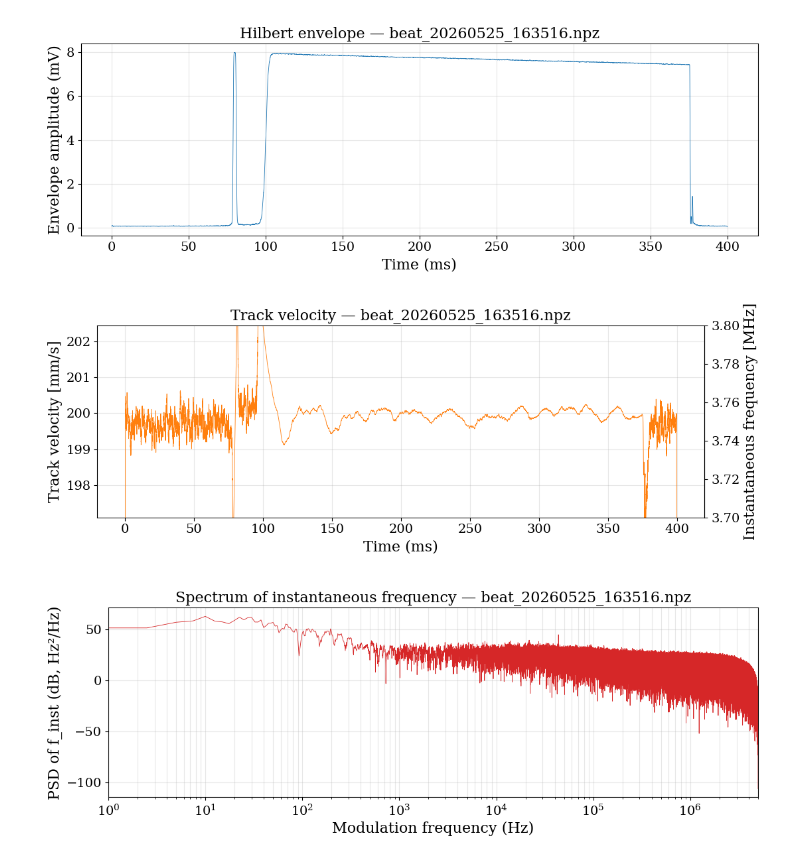
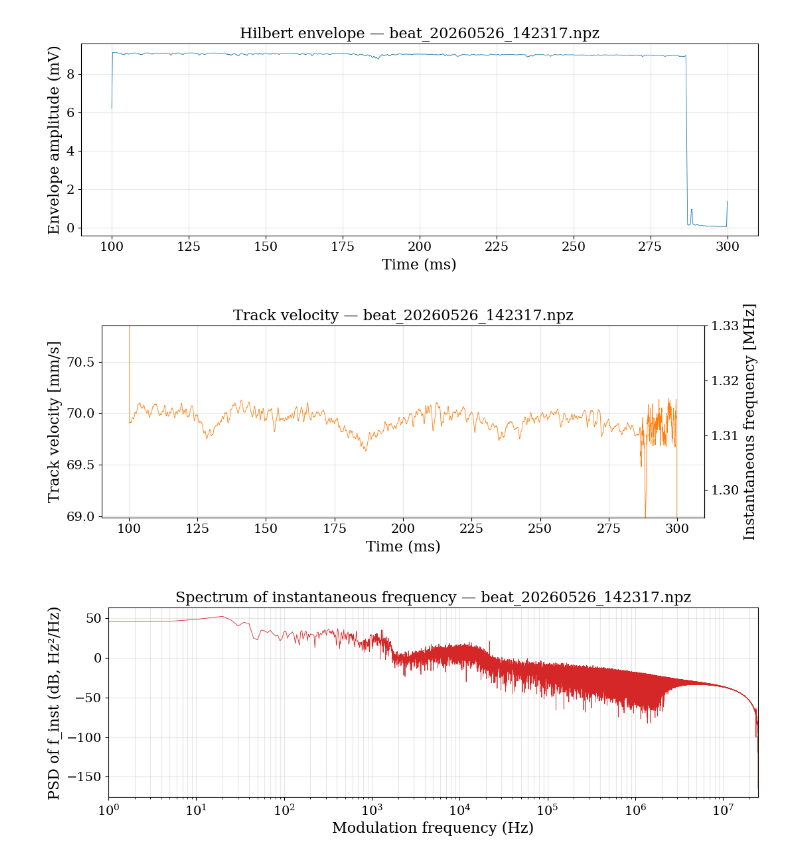
Before and after one commit to josephmlev/eedm_jml, a Jupyter notebook: daqAnalysisAndExperiments/launch/measureTrackVelocityBeatNote/beatNoteAnalysis.ipynb, the cells around one changed output. Drawn from its saved outputs; the diff is of its cells as text; code cells hidden in the pictures.

```diff
--- a/daqAnalysisAndExperiments/launch/measureTrackVelocityBeatNote/beatNoteAnalysis.ipynb
+++ b/daqAnalysisAndExperiments/launch/measureTrackVelocityBeatNote/beatNoteAnalysis.ipynb
@@ -15,7 +15,8 @@ plt.rc('legend', fontsize=14)
 plt.rc('figure', titlesize=18)
 # %%
 #data_dir = Path("~/eedm_jml/daqAnalysisAndExperiments/launch/measureTrackVelocityBeatNote/data_gitignore/10Shots_2026_may_15").expanduser()
-data_dir = Path("~/eedm_jml/daqAnalysisAndExperiments/launch/measureTrackVelocityBeatNote/data_gitignore/").expanduser()
+data_dir = Path("~/eedm_jml/daqAnalysisAndExperiments/launch/measureTrackVelocityBeatNote/data_gitignore/70mmps_2026_may_26").expanduser()
+#data_dir = Path("~/eedm_jml/daqAnalysisAndExperiments/launch/measureTrackVelocityBeatNote/data_gitignore/").expanduser()
 files = sorted(data_dir.glob("*.npz"))
 
 if len(files) == 1:
@@ -204,8 +205,8 @@ from scipy.ndimage import uniform_filter1d
 # ---- Bandpass around the expected beat band ----
 # Your signal lives roughly 0–4 MHz. Pick a band that excludes DC and the
 # 2nd-harmonic ghost above ~3.6 MHz. Adjust as needed.
-F_LO = 3.7e6      # Hz, high-pass corner (kills DC drift / low-freq junk)
-F_HI = 3.8e6     # Hz, low-pass corner (kills the 4 MHz ghost)
+F_LO = 3.7e6 * 70/200      # Hz, high-pass corner (kills DC drift / low-freq junk)
+F_HI = 3.8e6 * 70/200    # Hz, low-pass corner (kills the 4 MHz ghost)
 ORDER = 4
 
 nyq = fs / 2
@@ -281,36 +282,36 @@ plt.show()
 
 # Use the unsmoothed f_inst so we don't roll off real high-frequency content.
 # Detrend by removing the mean (and optionally a linear trend) so the DC
 # component and the overall sweep don't dominate the spectrum.
 from scipy.signal import detrend
 
 f_for_fft = detrend(f_inst, type="linear")   # remove mean + linear sweep
 
 # Window to control spectral leakage
 N = len(f_for_fft)
 win = np.hanning(N)
 win_norm = np.sum(win**2)
 
 F = np.fft.rfft(f_for_fft * win)
 psd = (np.abs(F) ** 2) / (fs * win_norm)
 psd[1:-1] *= 2
 freqs_fft = np.fft.rfftfreq(N, d=xinc)
 
 psd_db = 10 * np.log10(psd + 1e-30)
 
 fig4, ax4 = plt.subplots(figsize=(11, 4))
 ax4.semilogx(freqs_fft, psd_db, lw=0.6, color="C3")
 ax4.set_xlabel("Modulation frequency (Hz)")
 ax4.set_ylabel("PSD of f_inst (dB, Hz²/Hz)")
 ax4.set_title(f"Spectrum of instantaneous frequency — {fname.name}")
 ax4.grid(True, which="both", alpha=0.3)
 ax4.set_xlim(1, fs/2)
 fig4.tight_layout()
 plt.show()
 # %% [output]
-[figure, old version]
+[figure, new version]
-[figure, old version]
+[figure, new version]
-[figure, old version]
+[figure, new version]
 # %%
 # %% Cell 5 — Waterfall (time x, velocity y) with Hilbert instantaneous velocity overlaid
 fig5, ax5 = plt.subplots(figsize=(11, 7))
```
Also changed, not shown: parts of 7 cells of this notebook, 1 other file.
